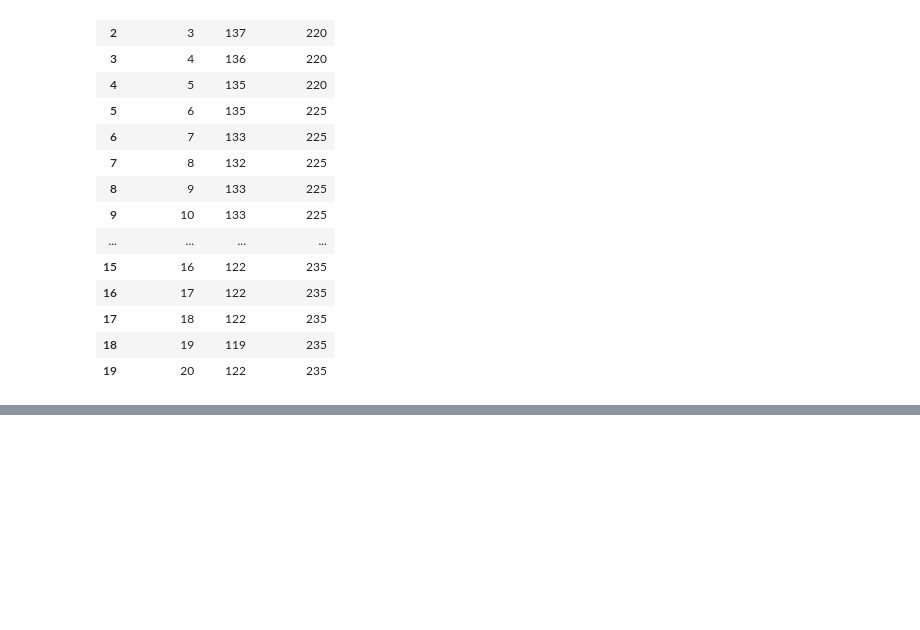
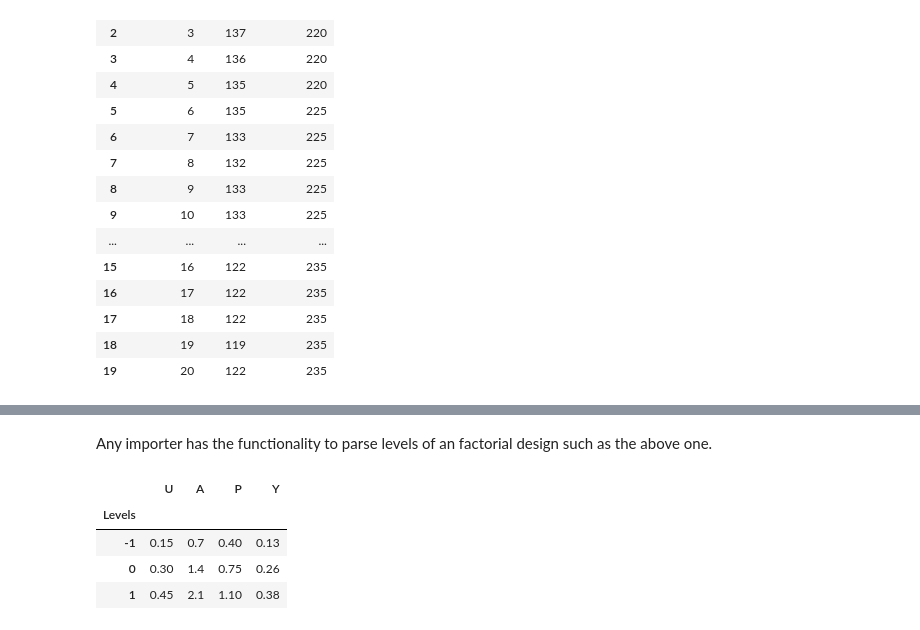
Before and after one commit to properallan/explann, a Jupyter notebook: notebooks/examples/explann_tutorial.ipynb, the cells around one changed output, grey strips where cells are left out. Cells and saved outputs as stored; diff of their text form; code cells hidden in the pictures; blank space fills up the shorter version.

```diff
--- a/notebooks/examples/explann_tutorial.ipynb
+++ b/notebooks/examples/explann_tutorial.ipynb
@@ -56,0 +79,22 @@ from explann.dataio import ImportXLSX
+# %% [markdown]
+Any importer has the functionality to parse levels of an factorial design such as the above one.
+# %%
+levels_string = """
+Levels;U;A;P;Y
+-1;0.15;0.7; 0.40;0.13
+0; 0.30;1.4; 0.75;0.26
+1; 0.45;2.1; 1.10;0.38
+"""
+
+levels_reader = ImportString(
+    data = levels_string,
+    delimiter = ";",
+    index_col = 0  # should pass the column name or index containing the level.
+)
+levels_reader.data
+# %% [output]
+|  | U | A | P | Y |
+| Levels |  |  |  |  |
+| -1 | 0.15 | 0.7 | 0.40 | 0.13 |
+| 0 | 0.30 | 1.4 | 0.75 | 0.26 |
+| 1 | 0.45 | 2.1 | 1.10 | 0.38 |
```
Also changed, not shown: parts of 12 cells of this notebook, 3 other files.
